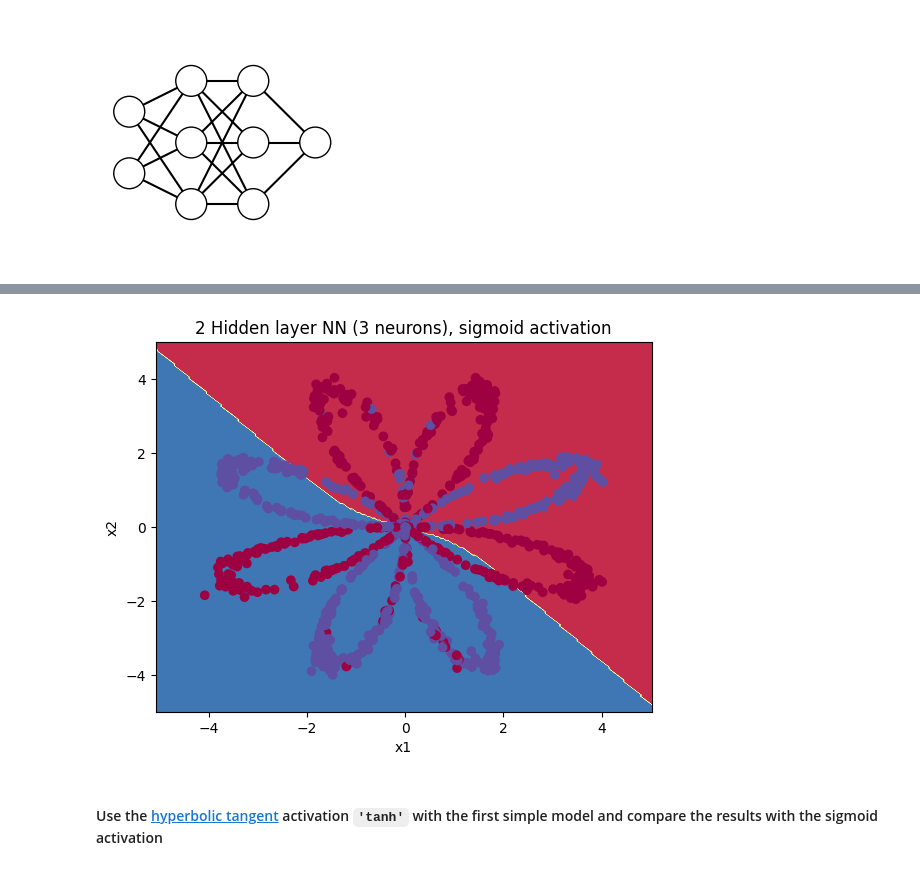
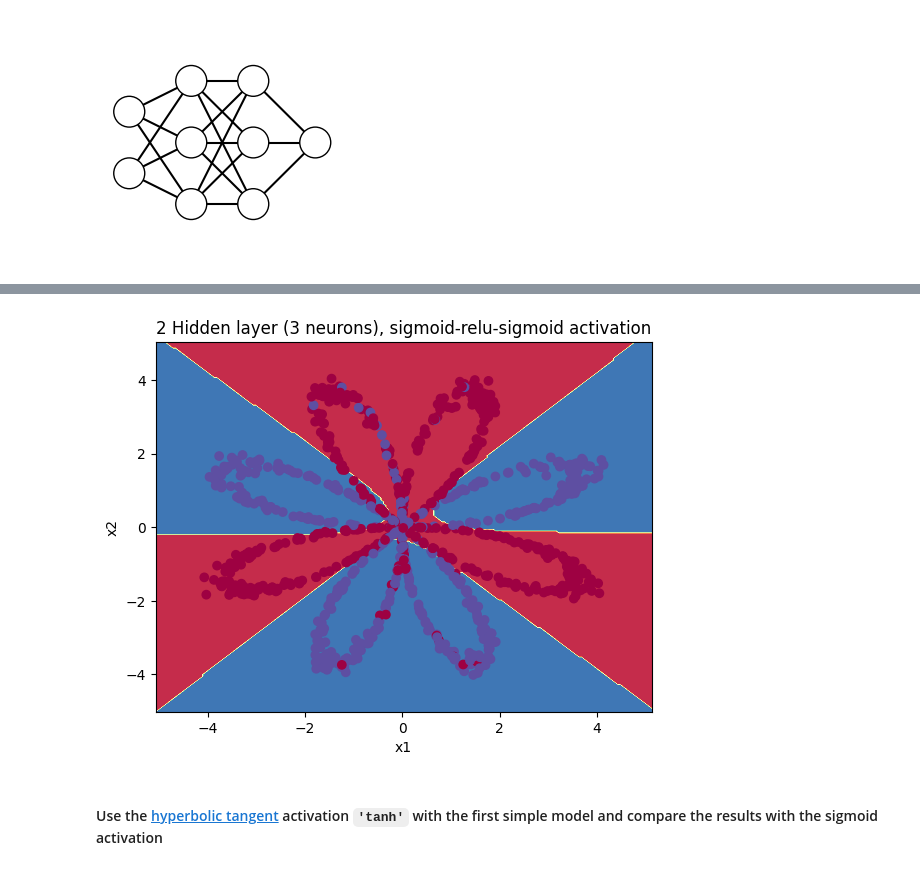
Before and after one commit to antoniotrapote/intro_deep_learning, a Jupyter notebook: class/Fundamentals/NN_Fundamentals.ipynb, the cells around one changed output, grey strips where cells are left out. Drawn from its saved outputs; the diff is of its cells as text; code cells hidden in the pictures.

```diff
--- a/class/Fundamentals/NN_Fundamentals.ipynb
+++ b/class/Fundamentals/NN_Fundamentals.ipynb
@@ -400,12 +364,8 @@ draw_neural_net(.1, .9, .1, .9, [2, 5, 1])
 [figure]
 # %%
 model = keras.Sequential()
-
-## The first layer need to have the input_shape
-## set the number of neurons
-model.add(layers.Dense(5, input_shape=(2,), activation='sigmoid'))
-
-# output layer
+model.add(keras.Input(shape=(2,)))
+model.add(layers.Dense(5, activation='sigmoid')) # Hidden layer with 5 neurons
 model.add(layers.Dense(1, activation='sigmoid'))
 # %%
 ## compiling and training
@@ -414,5 +374,5 @@ model.compile(
     loss='binary_crossentropy',
     metrics=['accuracy']
 )
-model.fit(X_train, y_train, epochs=25, validation_split=0.2, batch_size=32)
+model.fit(X_train, y_train, epochs=25, validation_split=0.2, batch_size=32, verbose=0)
 # %% [output]
@@ -455,16 +398,10 @@ draw_neural_net(.1, .9, .1, .9, [2, 3, 3, 1])
 [figure]
 # %%
 model = keras.Sequential()
-# First hidden layer (need to innclude input_shape)
-# set the number of neurons = 3
-model.add(layers.Dense(3, input_shape=(2,), activation='sigmoid'))
-
-# Second hidden layer
-# set the number of neurons = 3
-model.add(layers.Dense(3, activation='sigmoid'))
-
-# Output layer
-model.add(layers.Dense(1, activation='sigmoid'))
+model.add(keras.Input(shape=(2,)))
+model.add(layers.Dense(3, input_shape=(2,), activation='sigmoid')) # First hidden layer (neurons = 3)
+model.add(layers.Dense(3, activation='relu')) # Second hidden layer (neurons = 3, activation=relu)
+model.add(layers.Dense(1, activation='sigmoid')) # Output layer
 # %%
 ## compiling and training
 model.compile(
@@ -472,5 +409,5 @@ model.compile(
     loss='binary_crossentropy',
     metrics=['accuracy']
 )
-model.fit(X_train, y_train, epochs=25, validation_split=0.2, batch_size=32)
+model.fit(X_train, y_train, epochs=25, validation_split=0.2, batch_size=32, verbose=0)
 # %% [output]
@@ -498,5 +418,5 @@ print('Test Loss: {}'.format(results[0]))
 print('Test Accuracy: {}'.format(results[1]))
 plot_decision_boundary(lambda x: (
     model.predict(x) > 0.5).astype("int32"), X_test, y_test)
-plt.title("2 Hidden layer NN (3 neurons), sigmoid activation");
+plt.title("2 Hidden layer (3 neurons), sigmoid-relu-sigmoid activation");
 # %% [output]
@@ -506,3 +426,3 @@ Test Accuracy: 0.6579999923706055
-[figure, old version]
+[figure, new version]
 # %% [markdown]
 ####  Use  the [hyperbolic tangent](https://mathworld.wolfram.com/HyperbolicTangent.html) activation `'tanh'` with the first simple model and compare the results with the sigmoid activation
```
Also changed, not shown: parts of 48 cells of this notebook.
